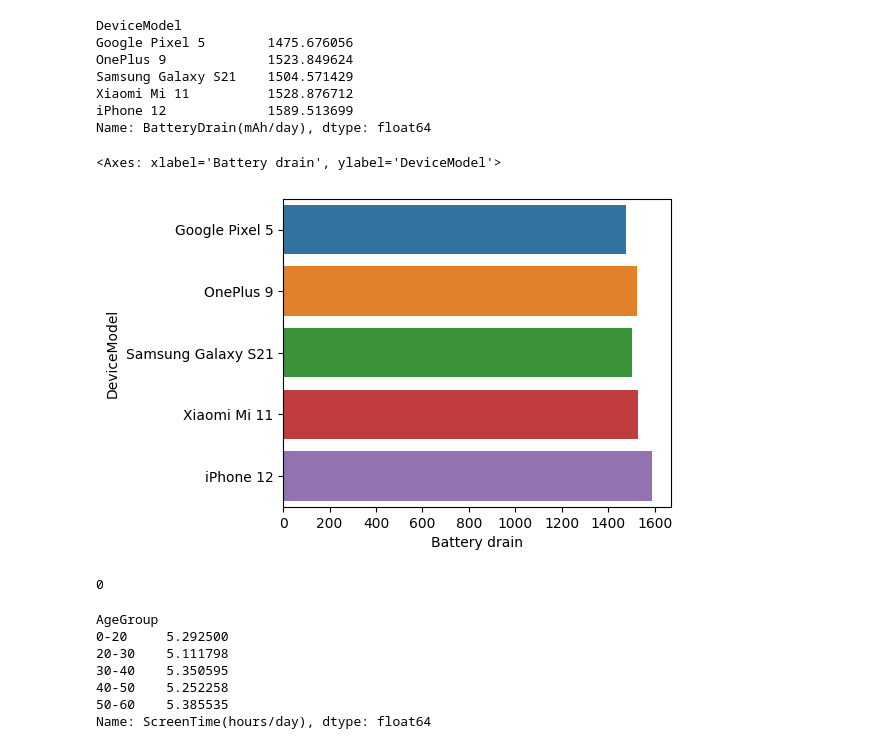
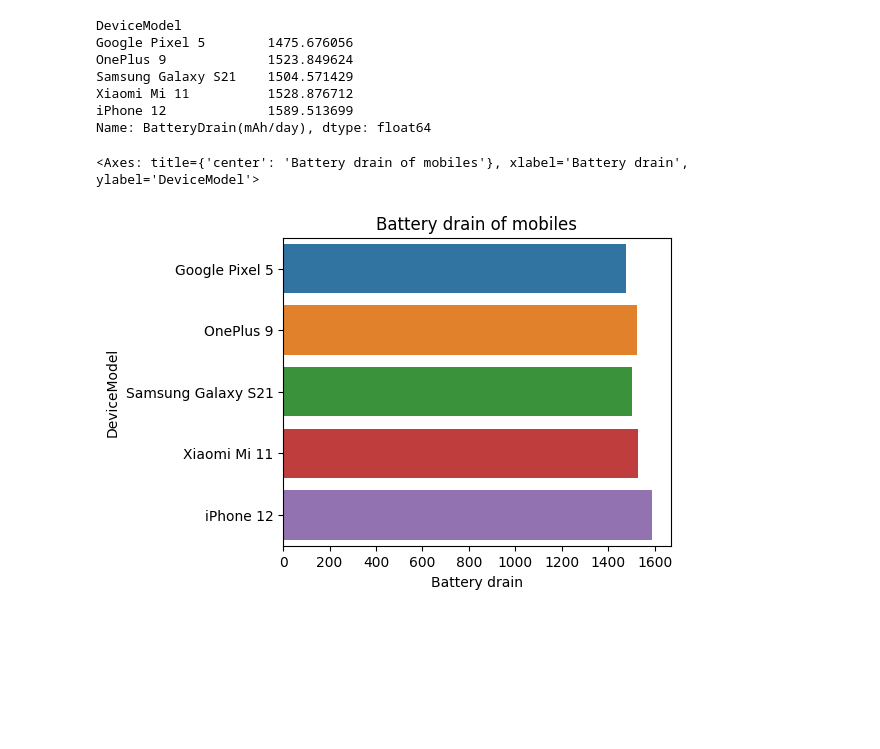
Before and after one commit to upanyachennoju/Kaggle-notebooks, a Jupyter notebook: mobile-device-usage-analysis.ipynb, the cells around one changed output. Cells and saved outputs as stored; diff of their text form; code cells hidden in the pictures; blank space fills up the shorter version.

```diff
--- a/mobile-device-usage-analysis.ipynb
+++ b/mobile-device-usage-analysis.ipynb
@@ -41,3 +53,5 @@ Index(['UserID', 'DeviceModel', 'OperatingSystem', 'AppUsageTime(min/day)',
        'NumberOfAppsInstalled', 'DataUsage(MB/day)', 'Age', 'Gender',
        'UserBehaviorClass'],
       dtype='object')
+# %%
+df.drop('UserID', axis=1, inplace=True)
@@ -202,30 +228,11 @@ iPhone 12             1589.513699
 Name: BatteryDrain(mAh/day), dtype: float64
 # %%
 plt.figure(figsize=(5,4))
-plt.title('')
+plt.title('Battery drain of mobiles')
 plt.xlabel('Battery drain')
 sns.barplot(y=battery_drain.index, x=battery_drain.values)
 # %% [output]
-<Axes: xlabel='Battery drain', ylabel='DeviceModel'>
+<Axes: title={'center': 'Battery drain of mobiles'}, xlabel='Battery drain', ylabel='DeviceModel'>
-[figure, old version]
+[figure, new version]
 # %%
 df['Age'] = pd.to_numeric(df['Age'], errors='coerce')
-# %%
-print(df['Age'].isna().sum())
-# %% [output]
-0
-# %%
-bins = [0, 20, 30, 40, 50, 60]
-labels = ['0-20', '20-30', '30-40', '40-50', '50-60']
-df['AgeGroup'] = pd.cut(df['Age'], bins=bins, labels=labels)
-
-age_group = df.groupby('AgeGroup')['ScreenTime(hours/day)'].mean()
-age_group
-# %% [output]
-AgeGroup
-0-20     5.292500
-20-30    5.111798
-30-40    5.350595
-40-50    5.252258
-50-60    5.385535
-Name: ScreenTime(hours/day), dtype: float64
```
Also changed, not shown: parts of 18 cells of this notebook.
